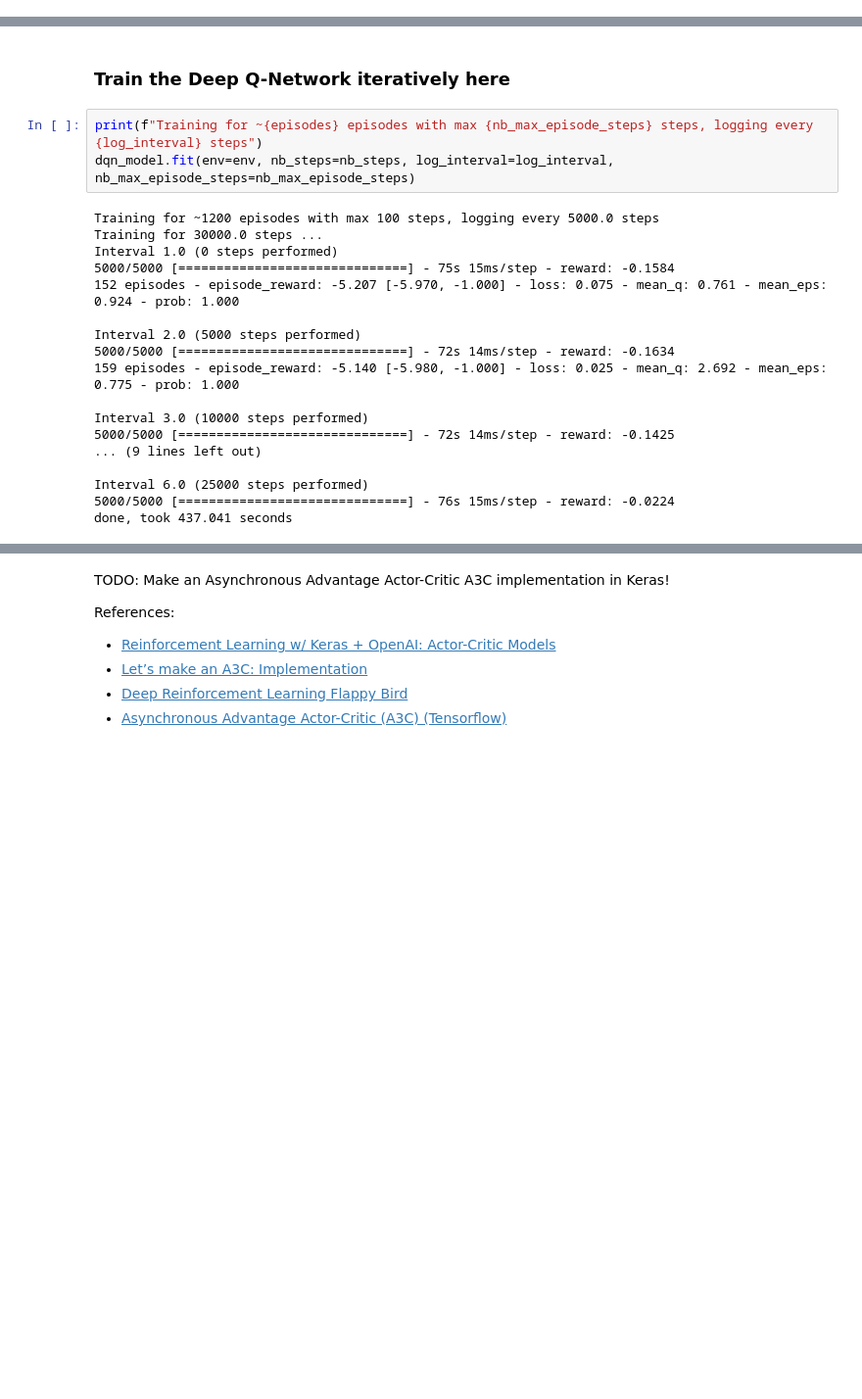
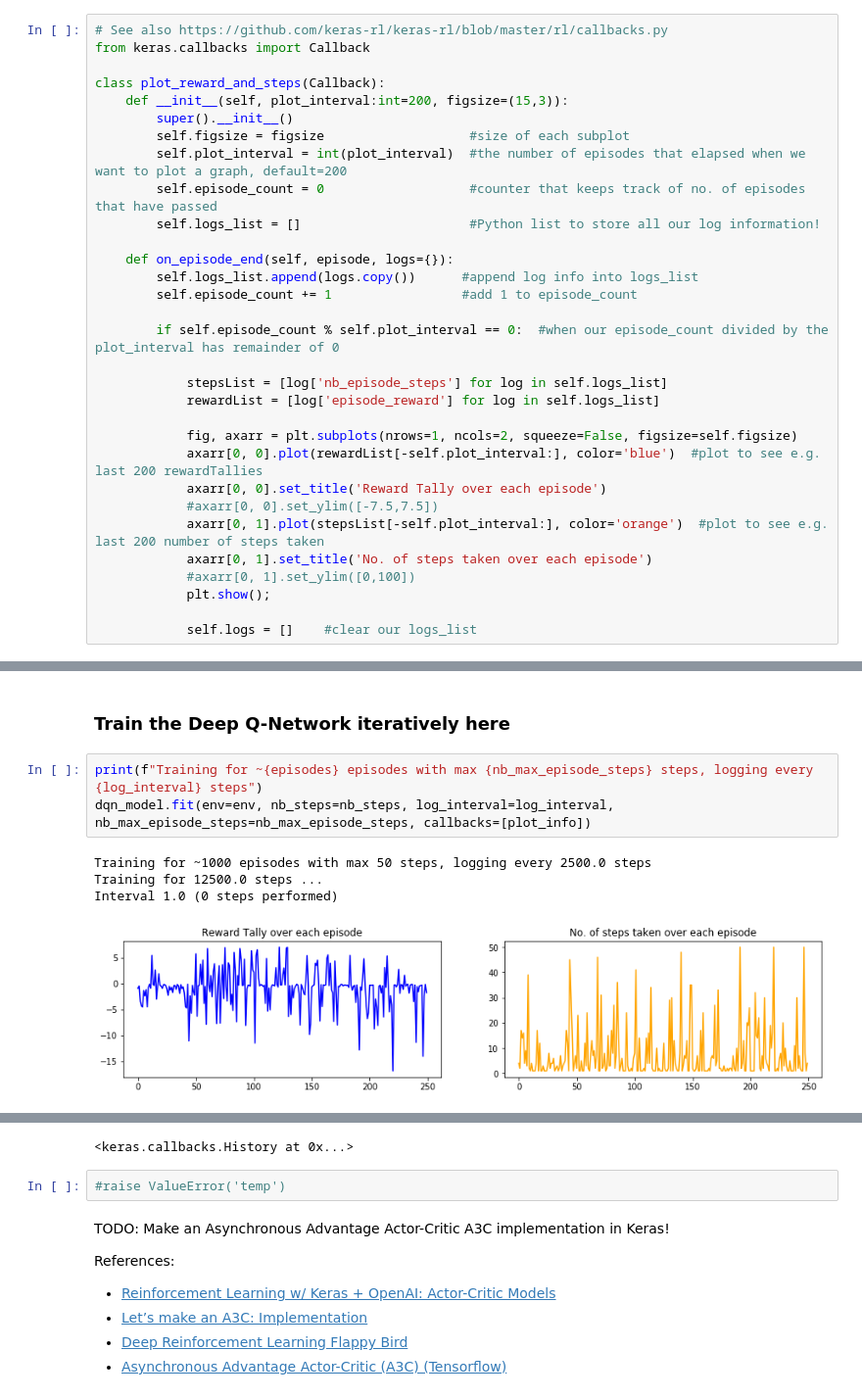
Before and after one commit to weiji14/nz_space_challenge, a Jupyter notebook: route_finder.ipynb, the cells around one changed output, grey strips where cells are left out. Shown at 98% size. Cells and saved outputs as stored; diff of their text form; blank space fills up the shorter version.

```diff
--- a/route_finder.ipynb
+++ b/route_finder.ipynb
@@ -287,3 +319,34 @@ class CrevasseEnvProcessor(Processor):
+# %%
+# See also https://github.com/keras-rl/keras-rl/blob/master/rl/callbacks.py
+from keras.callbacks import Callback
+
+class plot_reward_and_steps(Callback):
+    def __init__(self, plot_interval:int=200, figsize=(15,3)):
+        super().__init__()
+        self.figsize = figsize                   #size of each subplot
+        self.plot_interval = int(plot_interval)  #the number of episodes that elapsed when we want to plot a graph, default=200
+        self.episode_count = 0                   #counter that keeps track of no. of episodes that have passed
+        self.logs_list = []                      #Python list to store all our log information!
+
+    def on_episode_end(self, episode, logs={}):
+        self.logs_list.append(logs.copy())      #append log info into logs_list
+        self.episode_count += 1                 #add 1 to episode_count
+
+        if self.episode_count % self.plot_interval == 0:  #when our episode_count divided by the plot_interval has remainder of 0
+
+            stepsList = [log['nb_episode_steps'] for log in self.logs_list]
+            rewardList = [log['episode_reward'] for log in self.logs_list]
+
+            fig, axarr = plt.subplots(nrows=1, ncols=2, squeeze=False, figsize=self.figsize)
+            axarr[0, 0].plot(rewardList[-self.plot_interval:], color='blue')  #plot to see e.g. last 200 rewardTallies
+            axarr[0, 0].set_title('Reward Tally over each episode')
+            #axarr[0, 0].set_ylim([-7.5,7.5])
+            axarr[0, 1].plot(stepsList[-self.plot_interval:], color='orange')  #plot to see e.g. last 200 number of steps taken
+            axarr[0, 1].set_title('No. of steps taken over each episode')
+            #axarr[0, 1].set_ylim([0,100])
+            plt.show();
+
+            self.logs = []    #clear our logs_list
 # %% [markdown]
 # Setup the training environment
 # %%
@@ -353,22 +418,9 @@ _________________________________________________________________
 ### **Train the Deep Q-Network iteratively here**
 # %%
 print(f"Training for ~{episodes} episodes with max {nb_max_episode_steps} steps, logging every {log_interval} steps")
-dqn_model.fit(env=env, nb_steps=nb_steps, log_interval=log_interval, nb_max_episode_steps=nb_max_episode_steps)
+dqn_model.fit(env=env, nb_steps=nb_steps, log_interval=log_interval, nb_max_episode_steps=nb_max_episode_steps, callbacks=[plot_info])
 # %% [output]
-Training for ~1200 episodes with max 100 steps, logging every 5000.0 steps
-Training for 30000.0 steps ...
+Training for ~1000 episodes with max 50 steps, logging every 2500.0 steps
+Training for 12500.0 steps ...
 Interval 1.0 (0 steps performed)
-5000/5000 [==============================] - 75s 15ms/step - reward: -0.1584
-152 episodes - episode_reward: -5.207 [-5.970, -1.000] - loss: 0.075 - mean_q: 0.761 - mean_eps: 0.924 - prob: 1.000
-
-Interval 2.0 (5000 steps performed)
-5000/5000 [==============================] - 72s 14ms/step - reward: -0.1634
-159 episodes - episode_reward: -5.140 [-5.980, -1.000] - loss: 0.025 - mean_q: 2.692 - mean_eps: 0.775 - prob: 1.000
-
-Interval 3.0 (10000 steps performed)
-5000/5000 [==============================] - 72s 14ms/step - reward: -0.1425
-... (9 lines left out)
-
-Interval 6.0 (25000 steps performed)
-5000/5000 [==============================] - 76s 15ms/step - reward: -0.0224
-done, took 437.041 seconds
+[figure, added]
@@ -376,3 +450,6 @@ done, took 437.041 seconds
+<keras.callbacks.History at 0x...>
+# %%
+#raise ValueError('temp')
 # %% [markdown]
 TODO: Make an Asynchronous Advantage Actor-Critic A3C implementation in Keras!
 
```
Also changed, not shown: parts of 20 cells of this notebook, 2 other files.
